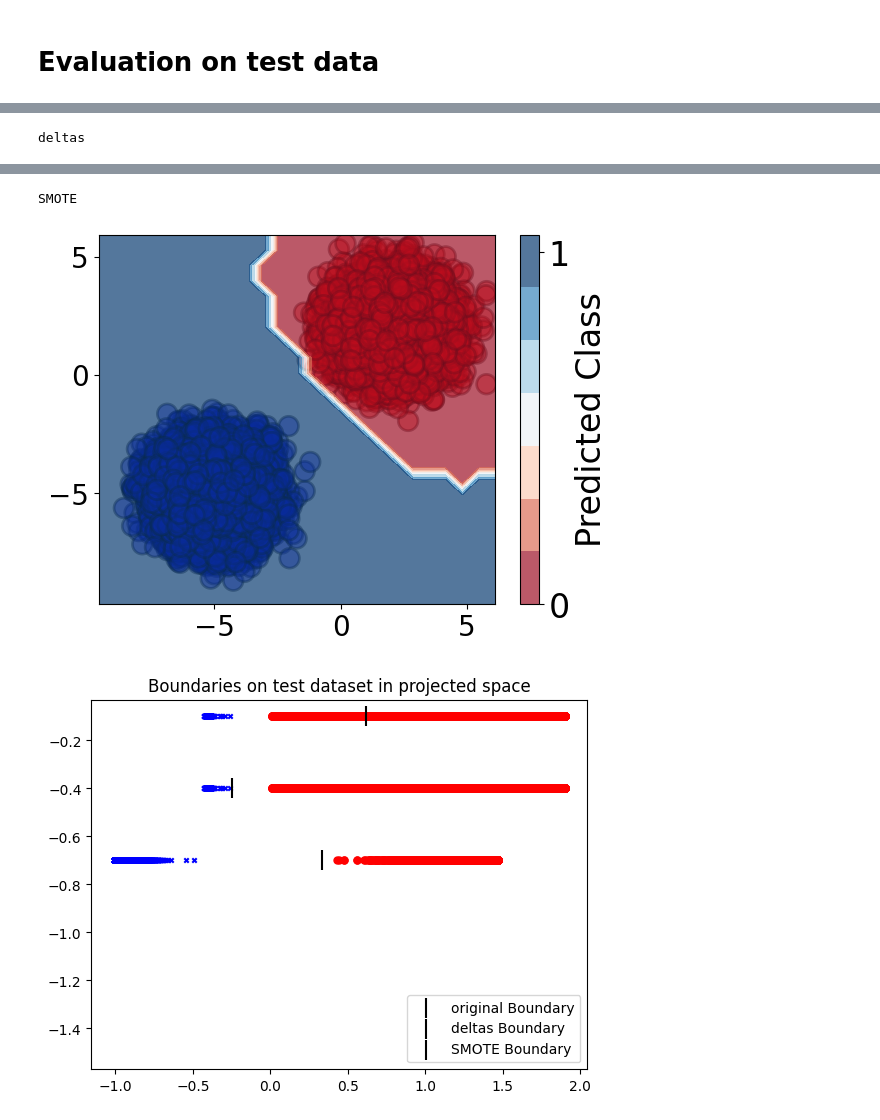
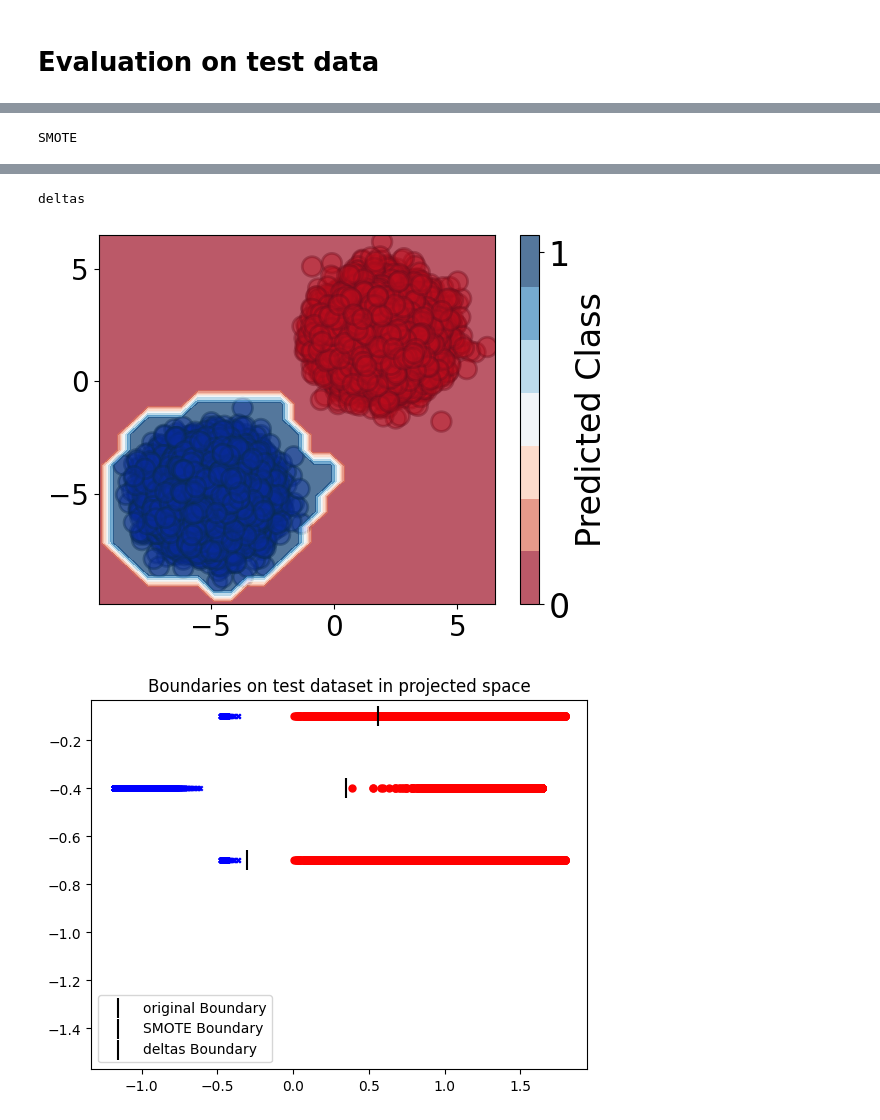
Before and after one commit to mattclifford1/linear_confidence, a Jupyter notebook: notebooks/Gaussian_sep.ipynb, the cells around one changed output, grey strips where cells are left out. Saved outputs shown, nothing was run; the diff lists cells and outputs as text; code cells hidden in the pictures.

Commit message:
new dict style for clfs

```diff
--- a/notebooks/Gaussian_sep.ipynb
+++ b/notebooks/Gaussian_sep.ipynb
@@ -37,9 +37,10 @@ model = 'SVM-rbf'
 balance_clf = True
 # balance_clf = False
 
-data_clf['clf'], clf_SMOTE = classifier.get_classifier(
+classifiers_dict = classifier.get_classifier(
                       data_clf=data_clf,
                       model=model,
                       balance_clf=balance_clf)
+data_clf['clf'] = classifiers_dict['original']
 # %% [output]
 clf
@@ -105,11 +106,7 @@ Parameters
 # %% [markdown]
 # Evaluation on test data
 # %%
-mdels = {
-    'original': clf,
-    'deltas': deltas_model,
-    'SMOTE': clf_SMOTE,
-         }
-evaluation.eval_test(mdels,
+classifiers_dict['deltas'] = deltas_model
+evaluation.eval_test(classifiers_dict,
                        data_clf['data_test'], _print=True, _plot=True)
 # %% [output]
@@ -134 +131 @@ original
-deltas
+SMOTE
@@ -136,3 +133,3 @@ deltas
-SMOTE
+deltas
-[figure, old version]
+[figure, new version]
-[figure, old version]
+[figure, new version]
```
Also changed, not shown: parts of 5 cells of this notebook, 13 other files.
